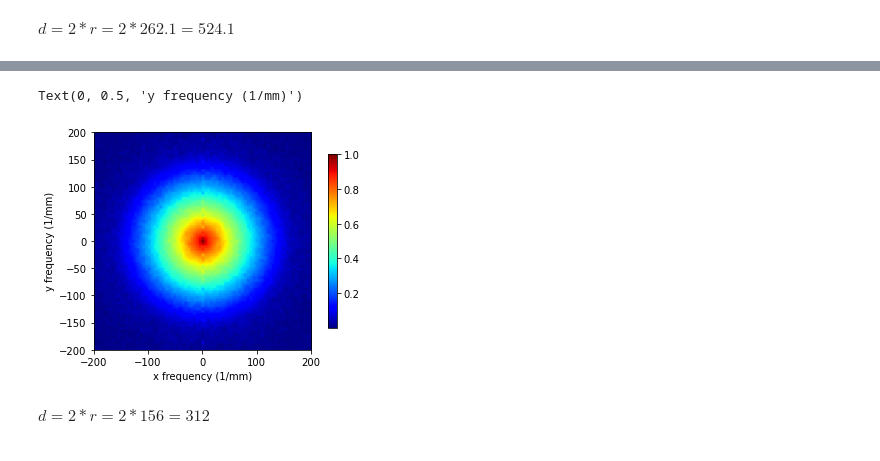
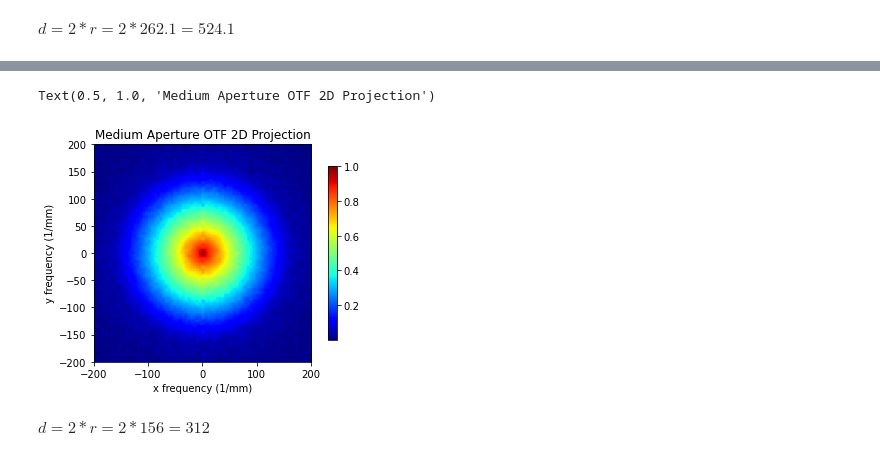
Before and after one commit to dishamishra/Labs_Imager, a Jupyter notebook: Lab3 Part2 (Clean).ipynb, the cells around one changed output, grey strips where cells are left out. Drawn from its saved outputs; the diff is of its cells as text; code cells hidden in the pictures.

```diff
--- a/Lab3 Part2 (Clean).ipynb
+++ b/Lab3 Part2 (Clean).ipynb
@@ -423,14 +424,15 @@ plt.show()
 # %%
 %matplotlib inline
 x=plt.imshow(Z,cmap='jet',extent=[-fs/2,fs/2*(200-2)/200,fs/2*(200-2)/200,-fs/2])
 plt.colorbar(x, shrink=0.8)
 plt.xlim(-200, 200)
 plt.ylim(-200, 200)
 plt.xlabel('x frequency (1/mm)')
 plt.ylabel('y frequency (1/mm)')
+plt.title("Medium Aperture OTF 2D Projection")
 # %% [output]
-Text(0, 0.5, 'y frequency (1/mm)')
+Text(0.5, 1.0, 'Medium Aperture OTF 2D Projection')
-[figure, old version]
+[figure, new version]
 # %% [markdown]
 $ d = 2 * r = 2 * 156 = 312$
 # %%
```
Also changed, not shown: parts of 17 cells of this notebook.
